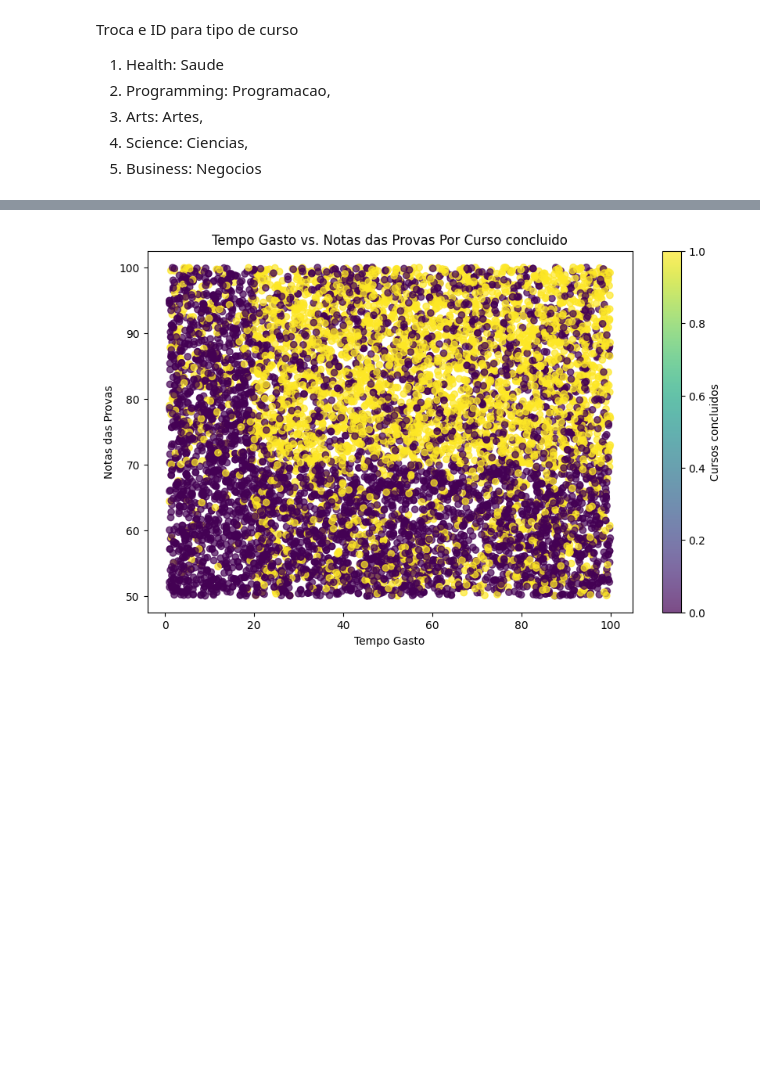
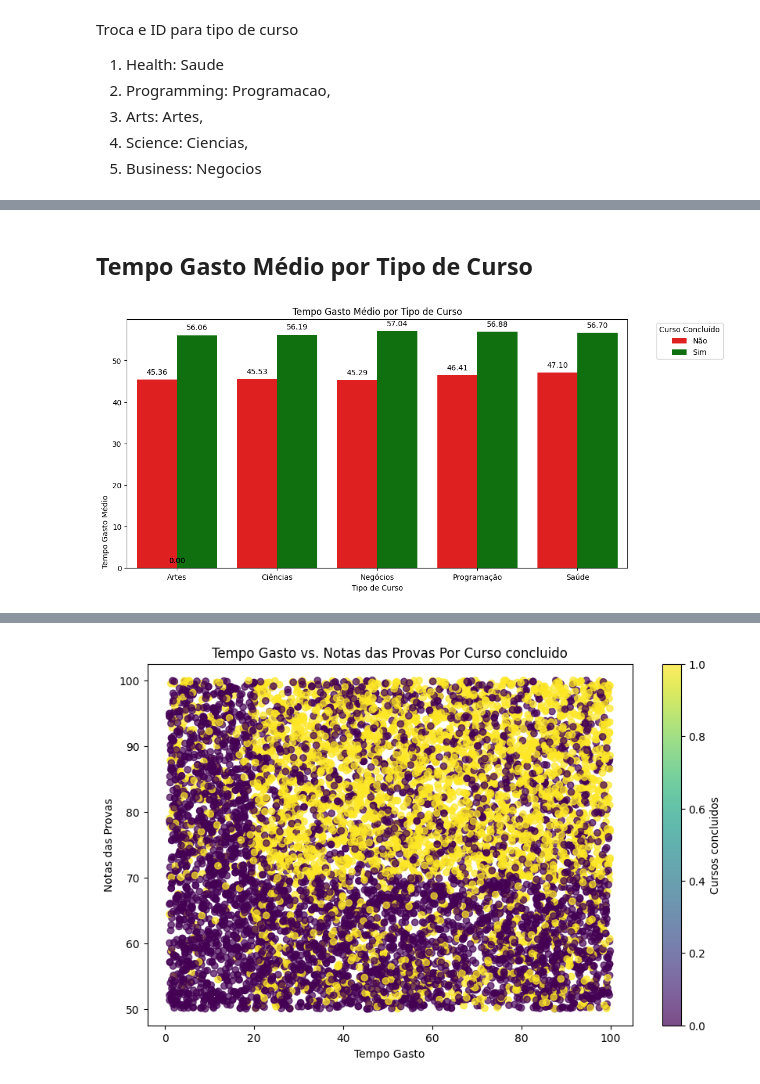
Before and after one commit to Bruno-csr/Predict_Online_Course_Engagement, a Jupyter notebook: Predict_Online_Course_Engagement.ipynb, the cells around one changed output, grey strips where cells are left out. Cells and saved outputs as stored; diff of their text form; code cells hidden in the pictures; blank space fills up the shorter version.

```diff
--- a/Predict_Online_Course_Engagement.ipynb
+++ b/Predict_Online_Course_Engagement.ipynb
@@ -97,0 +106,11 @@ dados.head()
+# %%
+dtAnalises = dados.copy()
+descTipo = {
+    1 : 'Saúde',
+    2 : 'Programação',
+    3 : 'Artes',
+    4 : 'Ciências',
+    5 : 'Negócios'
+}
+dtAnalises.Tipo = dtAnalises.Tipo.map(descTipo)
+dtAnalises.head()
@@ -97,0 +124,49 @@ dados.head()
+# %% [markdown]
+## Tempo Gasto Médio por Tipo de Curso
+# %%
+import matplotlib.pyplot as plt
+import seaborn as sns
+
+# Agrupa os dados por 'Tipo' e calcula a média do 'Tempo_Gasto' para cada tipo
+tempo_gasto_por_tipo = dtAnalises.groupby(['Tipo', 'Curso_concluido'])['Tempo_Gasto'].mean().reset_index()
+
+"""
+Explicação do código:
+.mean(): Calcula a média do agrupamento de dados
+
+.reset_index(): Transforma o objeto Series em um DataFrame. As colunas do índice hierárquico
+              ('Tipo' e 'Curso_concluido') se tornam colunas regulares do DataFrame, e um novo índice
+              numérico simples é criado.
+
+--> DataFrames são mais fáceis de manipular e usar em outras operações do pandas do que
+    objetos Series com índices hierárquicos.
+"""
+
+#cores personalizadas
+cores = ['skyblue', 'coral', 'lightgreen', 'gold', 'plum']
+
+# Cria o gráfico de barras
+plt.figure(figsize=(12, 6))
+ax = sns.barplot(x='Tipo', y='Tempo_Gasto', data=tempo_gasto_por_tipo, hue='Curso_concluido', palette={0: 'red', 1: 'green'})
+plt.xlabel('Tipo de Curso')
+plt.ylabel('Tempo Gasto Médio')
+plt.title('Tempo Gasto Médio por Tipo de Curso')
+
+# Ajusta a legenda com cores
+handles, labels = ax.get_legend_handles_labels()
+labels = ['Não', 'Sim']
+ax.legend(handles, labels, title='Curso Concluído', loc='upper left', bbox_to_anchor=(1.05, 1))  # Define a posição da legenda
+
+# Adiciona rótulos de dados
+for p in ax.patches:
+    ax.annotate(format(p.get_height(), '.2f'),
+                (p.get_x() + p.get_width() / 2., p.get_height()),
+                ha = 'center', va = 'center',
+                xytext = (0, 10),
+                textcoords = 'offset points')
+
+plt.ylabel('Tempo Gasto Médio', loc='bottom')
+
+plt.show()
+# %% [output]
+[figure, added]
```
Also changed, not shown: parts of 14 cells of this notebook.
